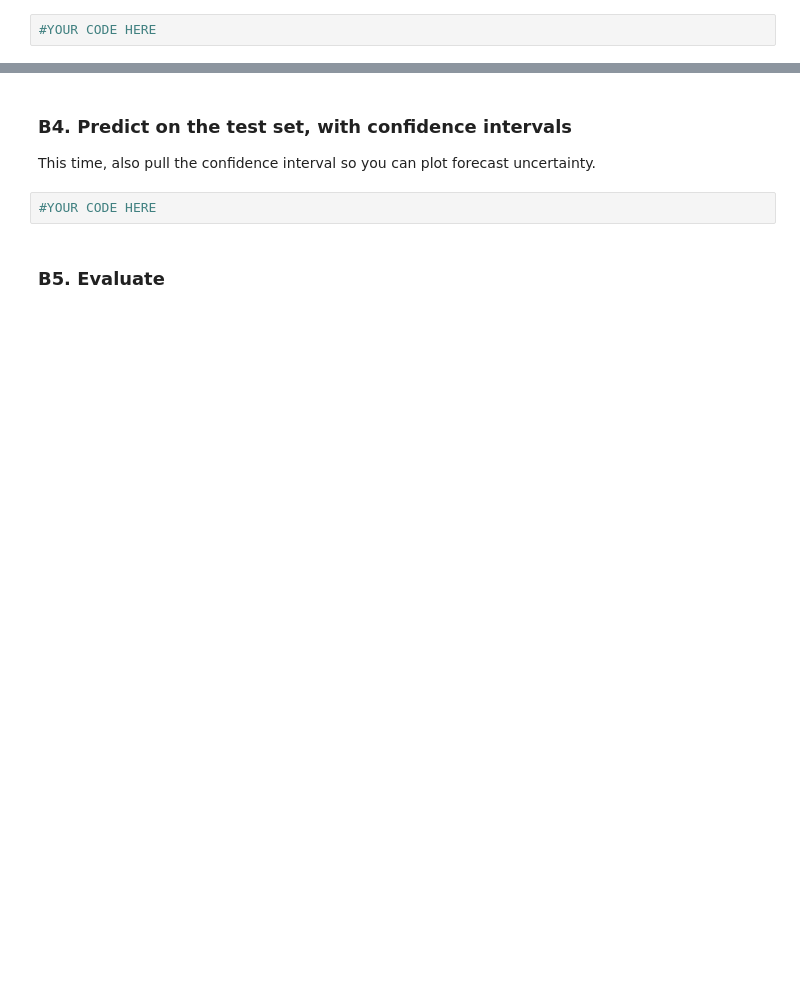
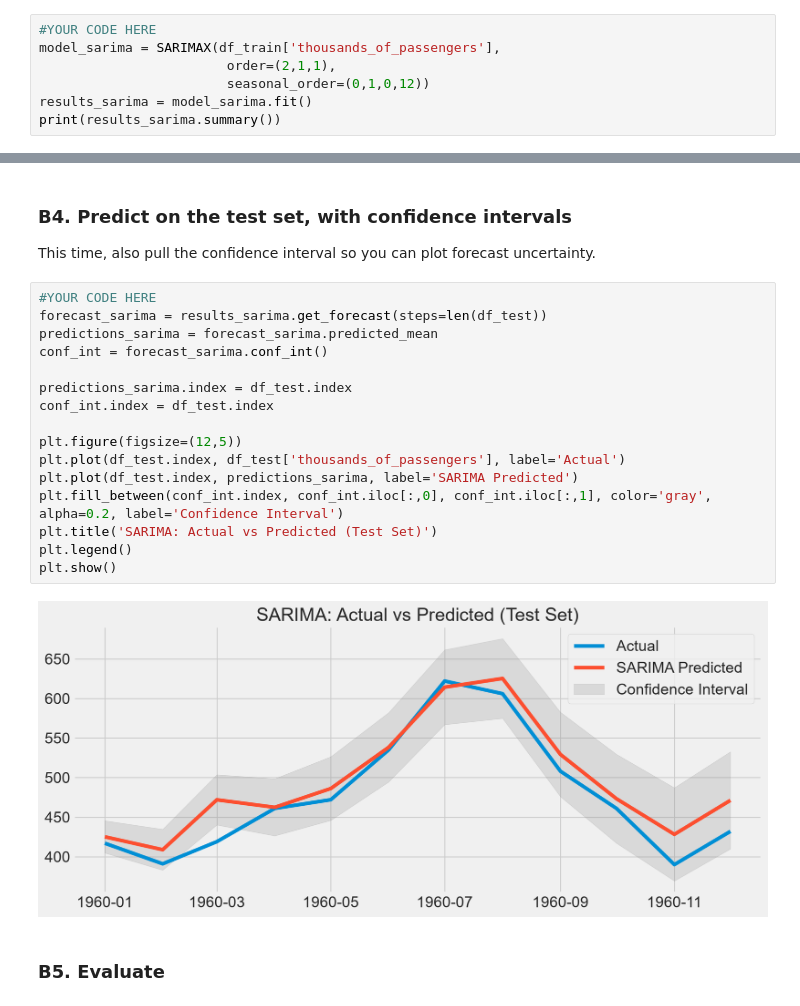
Before and after one commit to hawraalawi/labs, a Jupyter notebook: 8. Time Series/8.3 ARIMA/Exercise/ARIMA_SARIMAX_Lab.ipynb, the cells around one changed output, grey strips where cells are left out. Cells and saved outputs as stored; diff of their text form; blank space fills up the shorter version.

```diff
--- a/8. Time Series/8.3 ARIMA/Exercise/ARIMA_SARIMAX_Lab.ipynb
+++ b/8. Time Series/8.3 ARIMA/Exercise/ARIMA_SARIMAX_Lab.ipynb
@@ -314,3 +361,8 @@ Run `auto_arima` again, this time with `seasonal=True` and `m=12` (12 months per
 Use `SARIMAX` with both `order` and `seasonal_order`, fit on `df_train`.
 # %%
 #YOUR CODE HERE
+model_sarima = SARIMAX(df_train['thousands_of_passengers'],
+                        order=(2,1,1),
+                        seasonal_order=(0,1,0,12))
+results_sarima = model_sarima.fit()
+print(results_sarima.summary())
@@ -320,6 +390,22 @@ Use `SARIMAX` with both `order` and `seasonal_order`, fit on `df_train`.
 This time, also pull the confidence interval so you can plot forecast uncertainty.
 # %%
 #YOUR CODE HERE
+forecast_sarima = results_sarima.get_forecast(steps=len(df_test))
+predictions_sarima = forecast_sarima.predicted_mean
+conf_int = forecast_sarima.conf_int()
+
+predictions_sarima.index = df_test.index
+conf_int.index = df_test.index
+
+plt.figure(figsize=(12,5))
+plt.plot(df_test.index, df_test['thousands_of_passengers'], label='Actual')
+plt.plot(df_test.index, predictions_sarima, label='SARIMA Predicted')
+plt.fill_between(conf_int.index, conf_int.iloc[:,0], conf_int.iloc[:,1], color='gray', alpha=0.2, label='Confidence Interval')
+plt.title('SARIMA: Actual vs Predicted (Test Set)')
+plt.legend()
+plt.show()
+# %% [output]
+[figure, added]
 # %% [markdown]
 ### B5. Evaluate
 # %%
```
Also changed, not shown: parts of 14 cells of this notebook.
